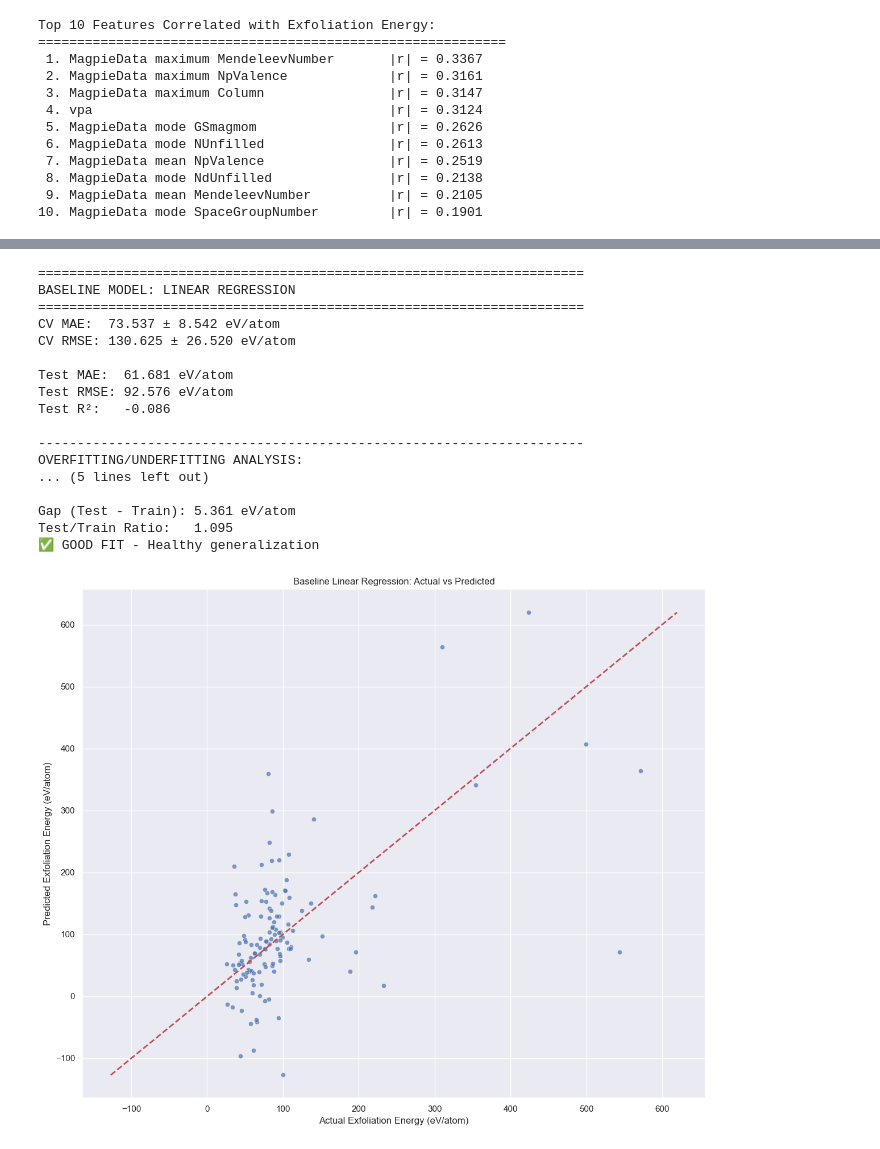
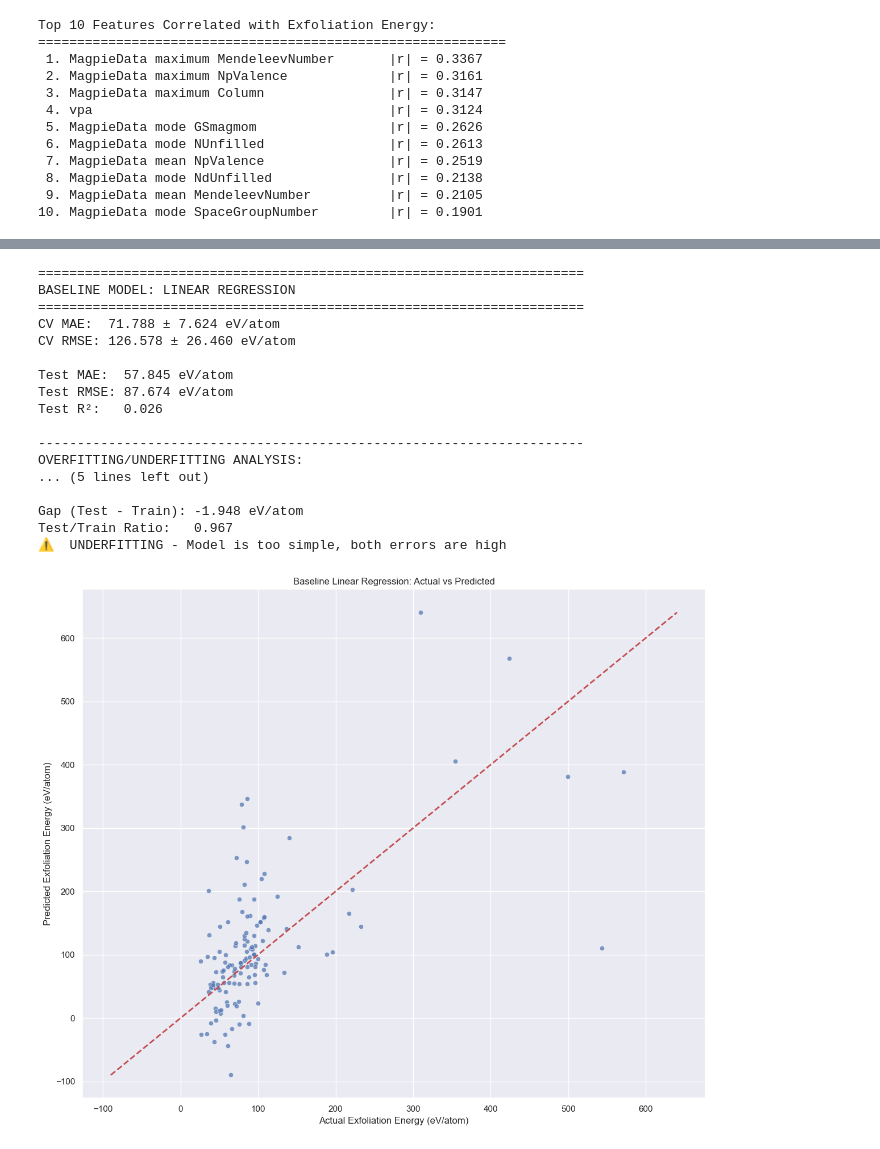
Before and after one commit to AttackOnBreakfast/cmse492_project, a Jupyter notebook: notebooks/exploratory/materials_eda.ipynb, the cells around one changed output, grey strips where cells are left out. Drawn from its saved outputs; the diff is of its cells as text; code cells hidden in the pictures.

```diff
--- a/notebooks/exploratory/materials_eda.ipynb
+++ b/notebooks/exploratory/materials_eda.ipynb
@@ -220,7 +315,8 @@ print("\n" + "="*70)
 print("BASELINE MODEL: LINEAR REGRESSION")
 print("="*70)
 
-X = df_feat.drop(columns=["exfoliation_en"])
+# Use selected features
+X = X_selected
 y = df_feat["exfoliation_en"]
 
 X_train, X_test, y_train, y_test = train_test_split(X, y, test_size=0.2, random_state=42)
@@ -275,42 +371,42 @@ print(f"Test/Train Ratio:   {ratio:.3f}")
 if ratio < 1.05:
     print("⚠️  UNDERFITTING - Model is too simple, both errors are high")
 elif 1.05 <= ratio <= 1.20:
     print("✅ GOOD FIT - Healthy generalization")
 elif 1.20 < ratio <= 1.40:
     print("⚠️  SLIGHT OVERFITTING - Some memorization")
 else:
     print("❌ SEVERE OVERFITTING - Memorizing training data")
 
 # Actual vs Predicted
 plt.figure(figsize=(12,10))
 sns.scatterplot(x=y_test, y=y_pred, alpha=0.7)
 lims = [min(y_test.min(), y_pred.min()), max(y_test.max(), y_pred.max())]
 plt.plot(lims, lims, "r--", lw=2)
 plt.xlabel("Actual Exfoliation Energy (eV/atom)")
 plt.ylabel("Predicted Exfoliation Energy (eV/atom)")
 plt.title("Baseline Linear Regression: Actual vs Predicted")
 plt.tight_layout()
 plt.savefig(FIG_DIR / "baseline_actual_vs_predicted.png", dpi=300)
 plt.show()
 # %% [output]
 ======================================================================
 BASELINE MODEL: LINEAR REGRESSION
 ======================================================================
-CV MAE:  73.537 ± 8.542 eV/atom
-CV RMSE: 130.625 ± 26.520 eV/atom
+CV MAE:  71.788 ± 7.624 eV/atom
+CV RMSE: 126.578 ± 26.460 eV/atom
 
-Test MAE:  61.681 eV/atom
-Test RMSE: 92.576 eV/atom
-Test R²:   -0.086
+Test MAE:  57.845 eV/atom
+Test RMSE: 87.674 eV/atom
+Test R²:   0.026
 
 ----------------------------------------------------------------------
 OVERFITTING/UNDERFITTING ANALYSIS:
 ... (5 lines left out)
 
-Gap (Test - Train): 5.361 eV/atom
-Test/Train Ratio:   1.095
-✅ GOOD FIT - Healthy generalization
+Gap (Test - Train): -1.948 eV/atom
+Test/Train Ratio:   0.967
+⚠️  UNDERFITTING - Model is too simple, both errors are high
-[figure, old version]
+[figure, new version]
 # %%
 # ===============================================================
 # PART E: Random Forest Model
```
Also changed, not shown: parts of 9 cells of this notebook, 14 other files.
